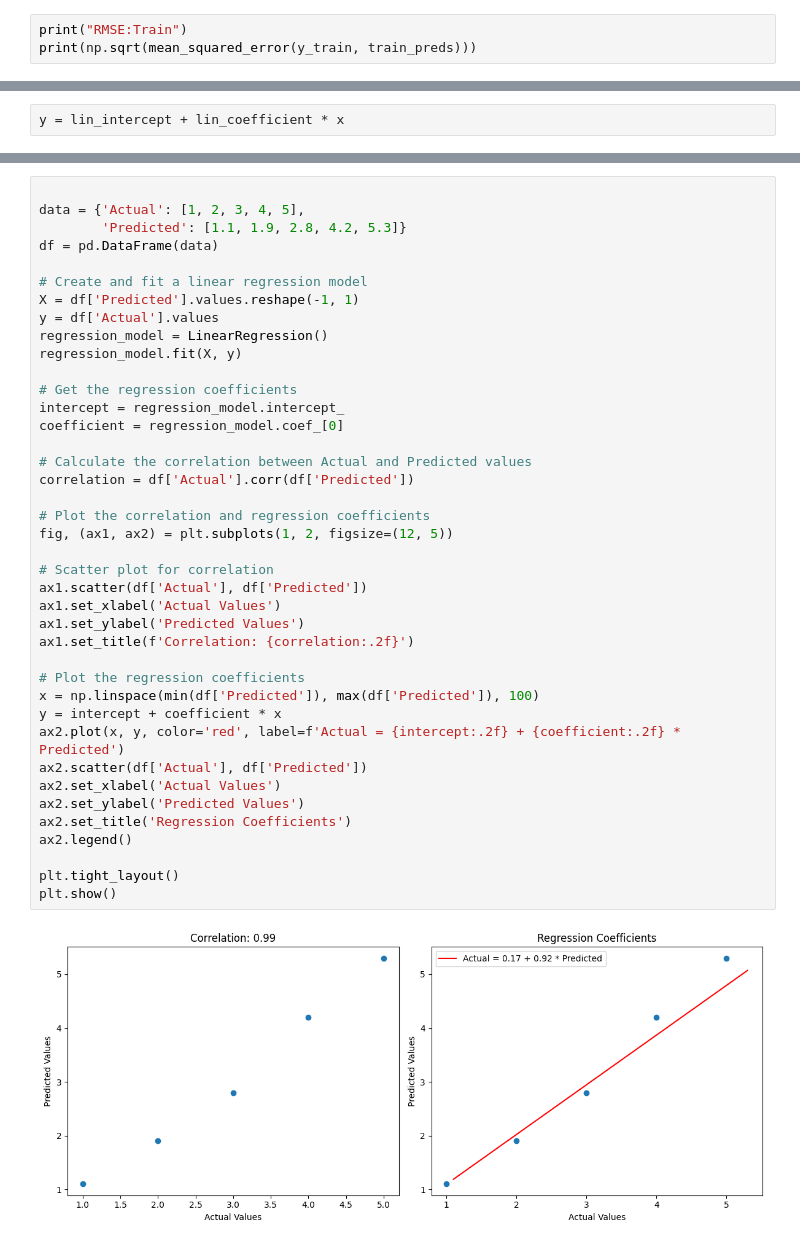
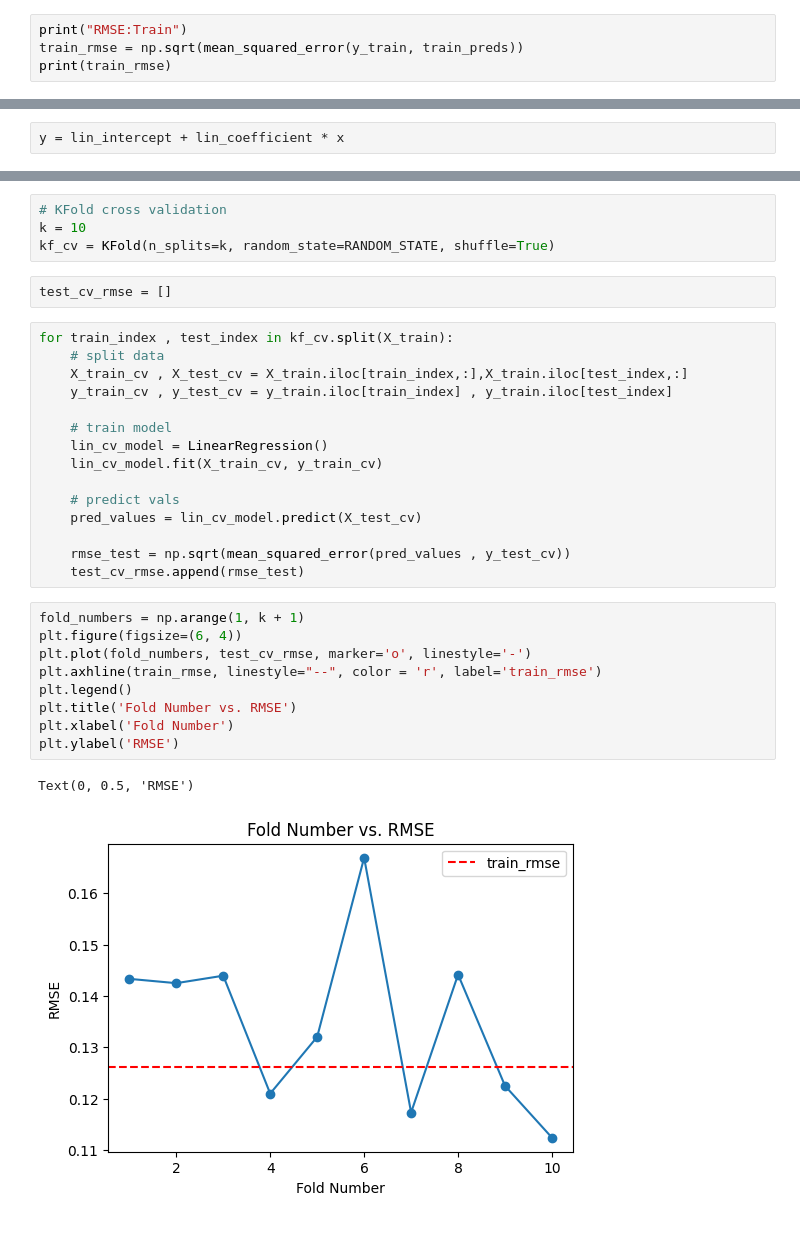
Before and after one commit to kushalnavghare/DSC-478_PRG_ML_APP, a Jupyter notebook: Assignment_3.ipynb, the cells around one changed output, grey strips where cells are left out. Drawn from its saved outputs; the diff is of its cells as text.

```diff
--- a/Assignment_3.ipynb
+++ b/Assignment_3.ipynb
@@ -150,7 +149,8 @@ train_preds = lin_model.predict(X_train)
 test_preds = lin_model.predict(X_test)
 # %%
 print("RMSE:Train")
-print(np.sqrt(mean_squared_error(y_train, train_preds)))
+train_rmse = np.sqrt(mean_squared_error(y_train, train_preds))
+print(train_rmse)
 # %% [output]
 RMSE:Train
 0.1261959313342669
@@ -191,42 +192,33 @@ ax2.legend()
-# %%
-
-data = {'Actual': [1, 2, 3, 4, 5],
-        'Predicted': [1.1, 1.9, 2.8, 4.2, 5.3]}
-df = pd.DataFrame(data)
-
-# Create and fit a linear regression model
-X = df['Predicted'].values.reshape(-1, 1)
-y = df['Actual'].values
-regression_model = LinearRegression()
-regression_model.fit(X, y)
-
-# Get the regression coefficients
-intercept = regression_model.intercept_
-coefficient = regression_model.coef_[0]
-
-# Calculate the correlation between Actual and Predicted values
-correlation = df['Actual'].corr(df['Predicted'])
-
-# Plot the correlation and regression coefficients
-fig, (ax1, ax2) = plt.subplots(1, 2, figsize=(12, 5))
-
-# Scatter plot for correlation
-ax1.scatter(df['Actual'], df['Predicted'])
-ax1.set_xlabel('Actual Values')
-ax1.set_ylabel('Predicted Values')
-ax1.set_title(f'Correlation: {correlation:.2f}')
-
-# Plot the regression coefficients
-x = np.linspace(min(df['Predicted']), max(df['Predicted']), 100)
-y = intercept + coefficient * x
-ax2.plot(x, y, color='red', label=f'Actual = {intercept:.2f} + {coefficient:.2f} * Predicted')
-ax2.scatter(df['Actual'], df['Predicted'])
-ax2.set_xlabel('Actual Values')
-ax2.set_ylabel('Predicted Values')
-ax2.set_title('Regression Coefficients')
-ax2.legend()
-
-plt.tight_layout()
-plt.show()
-# %% [output]
-[figure, removed]
+# %%
+# KFold cross validation
+k = 10
+kf_cv = KFold(n_splits=k, random_state=RANDOM_STATE, shuffle=True)
+# %%
+test_cv_rmse = []
+# %%
+for train_index , test_index in kf_cv.split(X_train):
+    # split data
+    X_train_cv , X_test_cv = X_train.iloc[train_index,:],X_train.iloc[test_index,:]
+    y_train_cv , y_test_cv = y_train.iloc[train_index] , y_train.iloc[test_index]
+
+    # train model
+    lin_cv_model = LinearRegression()
+    lin_cv_model.fit(X_train_cv, y_train_cv)
+
+    # predict vals
+    pred_values = lin_cv_model.predict(X_test_cv)
+
+    rmse_test = np.sqrt(mean_squared_error(pred_values , y_test_cv))
+    test_cv_rmse.append(rmse_test)
+# %%
+fold_numbers = np.arange(1, k + 1)
+plt.figure(figsize=(6, 4))
+plt.plot(fold_numbers, test_cv_rmse, marker='o', linestyle='-')
+plt.axhline(train_rmse, linestyle="--", color = 'r', label='train_rmse')
+plt.legend()
+plt.title('Fold Number vs. RMSE')
+plt.xlabel('Fold Number')
+plt.ylabel('RMSE')
+# %% [output]
+Text(0, 0.5, 'RMSE')
+[figure, added]
```
Also changed, not shown: parts of 73 cells of this notebook.
